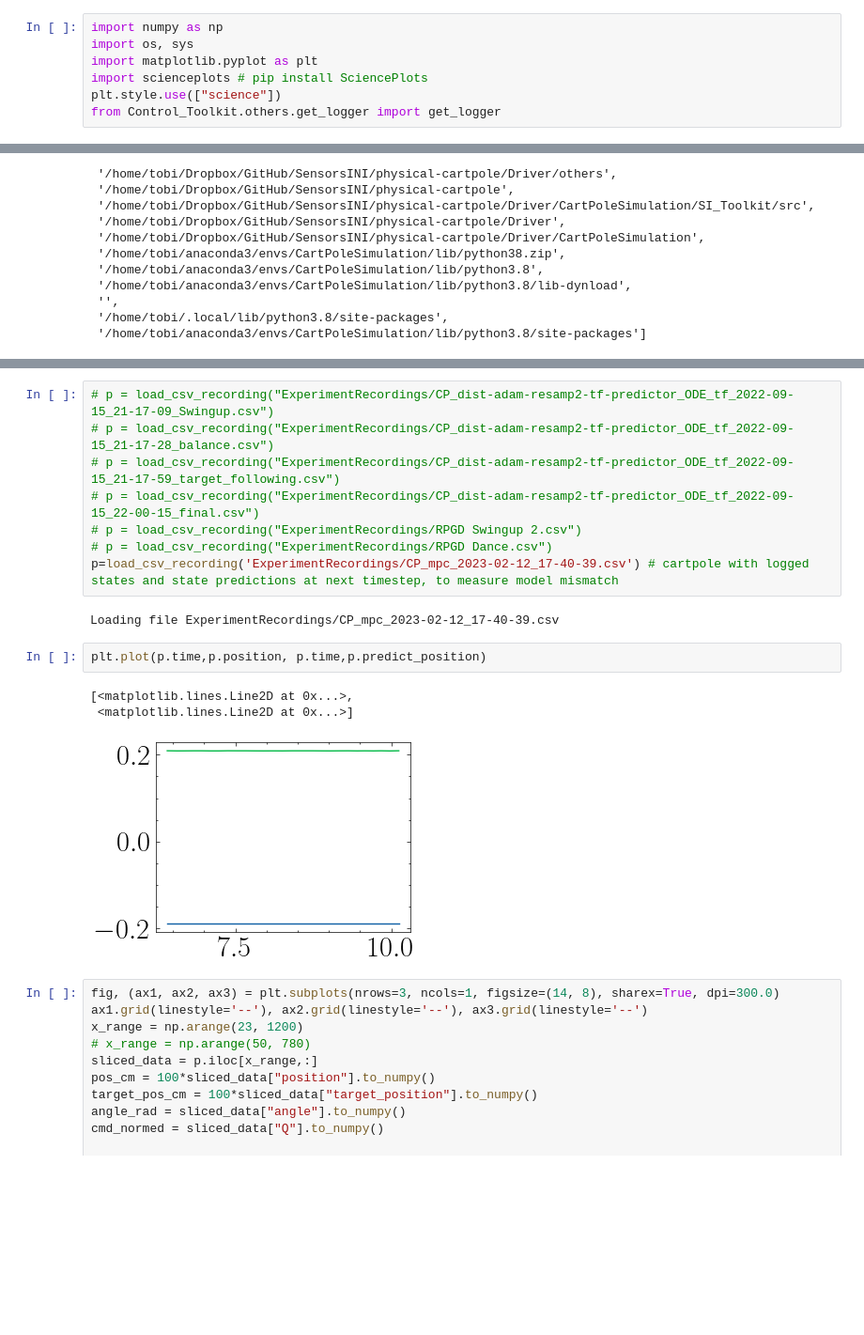
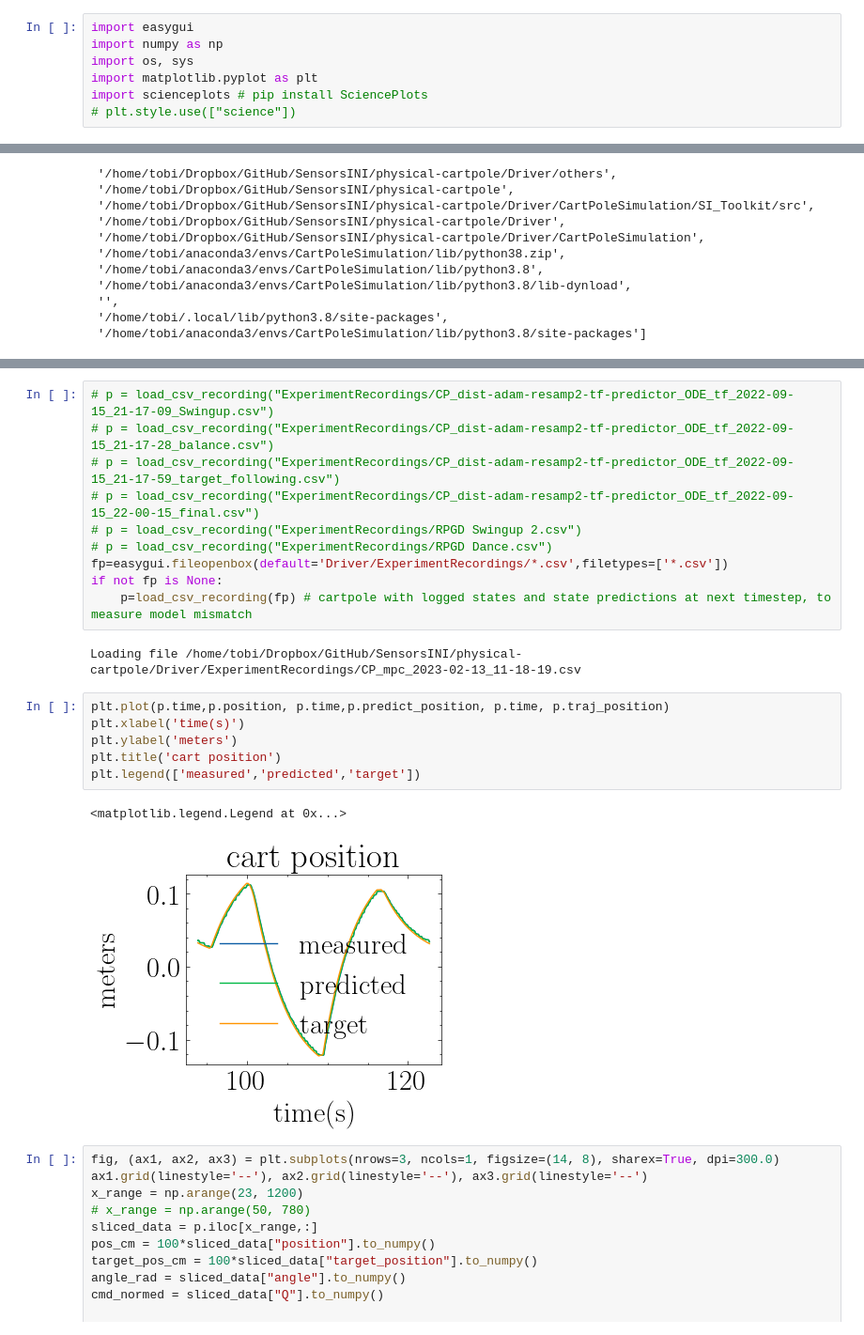
Before and after one commit to SensorsINI/physical-cartpole, a Jupyter notebook: Driver/others/load_and_plot_experiment.ipynb, the cells around one changed output, grey strips where cells are left out. Shown at 94% size. Cells and saved outputs as stored; diff of their text form; blank space fills up the shorter version.

```diff
--- a/Driver/others/load_and_plot_experiment.ipynb
+++ b/Driver/others/load_and_plot_experiment.ipynb
@@ -1,9 +1,9 @@
 # %%
+import easygui
 import numpy as np
 import os, sys
 import matplotlib.pyplot as plt
 import scienceplots # pip install SciencePlots
-plt.style.use(["science"])
-from Control_Toolkit.others.get_logger import get_logger
+# plt.style.use(["science"])
 # %%
 os.chdir("..")
@@ -48,15 +41,20 @@ To enable them in other operations, rebuild TensorFlow with the appropriate comp
 # p = load_csv_recording("ExperimentRecordings/CP_dist-adam-resamp2-tf-predictor_ODE_tf_2022-09-15_22-00-15_final.csv")
 # p = load_csv_recording("ExperimentRecordings/RPGD Swingup 2.csv")
 # p = load_csv_recording("ExperimentRecordings/RPGD Dance.csv")
-p=load_csv_recording('ExperimentRecordings/CP_mpc_2023-02-12_17-40-39.csv') # cartpole with logged states and state predictions at next timestep, to measure model mismatch
+fp=easygui.fileopenbox(default='Driver/ExperimentRecordings/*.csv',filetypes=['*.csv'])
+if not fp is None:
+    p=load_csv_recording(fp) # cartpole with logged states and state predictions at next timestep, to measure model mismatch
 # %% [output]
-Loading file ExperimentRecordings/CP_mpc_2023-02-12_17-40-39.csv
+Loading file /home/tobi/Dropbox/GitHub/SensorsINI/physical-cartpole/Driver/ExperimentRecordings/CP_mpc_2023-02-13_11-18-19.csv
 # %%
-plt.plot(p.time,p.position, p.time,p.predict_position)
+plt.plot(p.time,p.position, p.time,p.predict_position, p.time, p.traj_position)
+plt.xlabel('time(s)')
+plt.ylabel('meters')
+plt.title('cart position')
+plt.legend(['measured','predicted','target'])
 # %% [output]
-[<matplotlib.lines.Line2D at 0x...>,
- <matplotlib.lines.Line2D at 0x...>]
+<matplotlib.legend.Legend at 0x...>
-[figure, old version]
+[figure, new version]
 # %%
 fig, (ax1, ax2, ax3) = plt.subplots(nrows=3, ncols=1, figsize=(14, 8), sharex=True, dpi=300.0)
 ax1.grid(linestyle='--'), ax2.grid(linestyle='--'), ax3.grid(linestyle='--')
```
Also changed, not shown: parts of 2 cells of this notebook, 5 other files.
